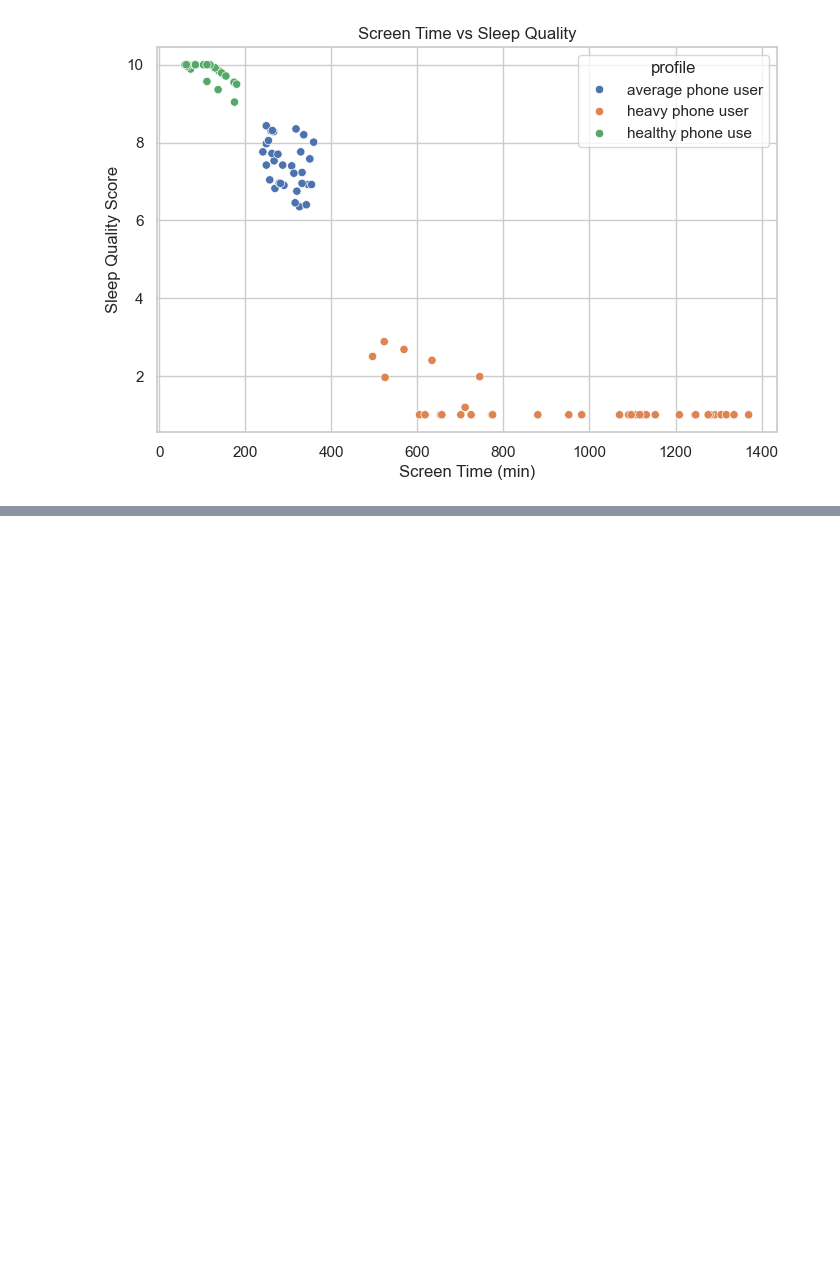
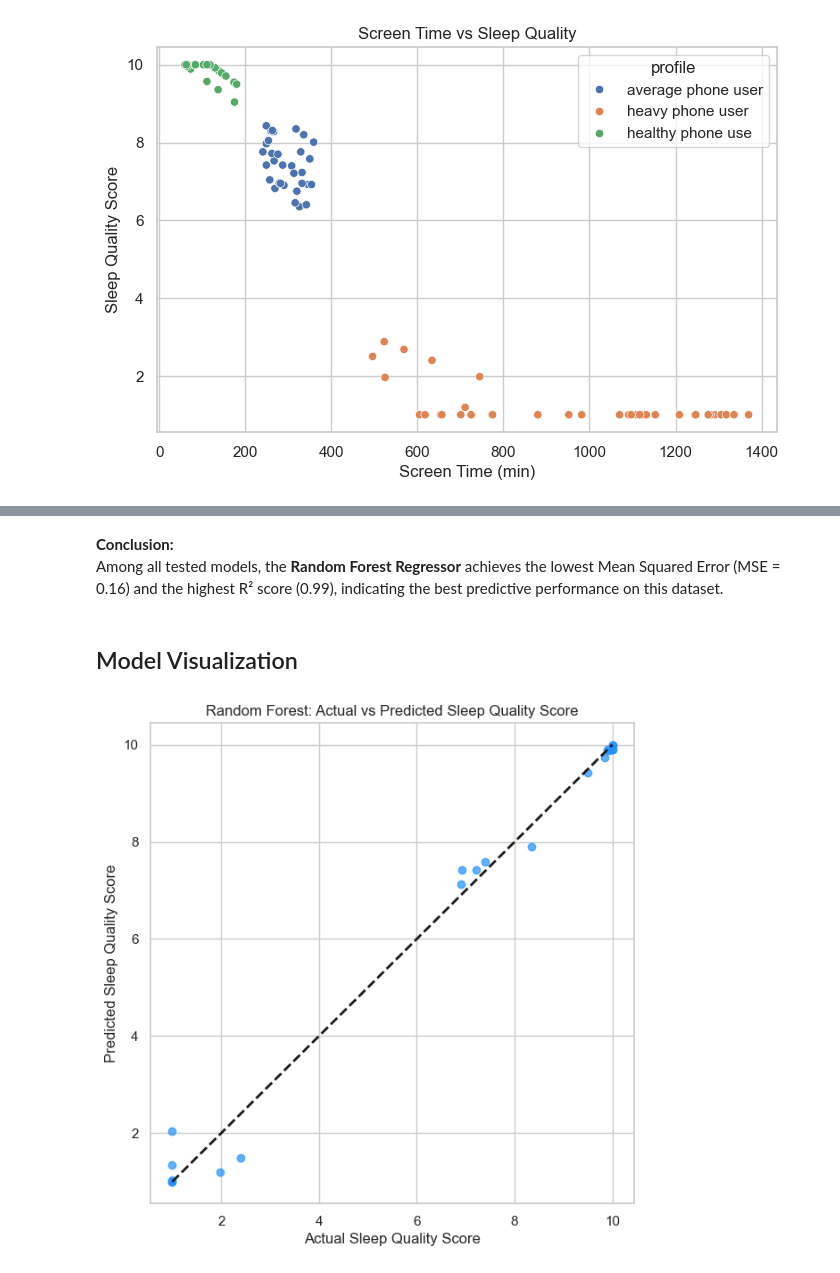
Before and after one commit to AchrafEssaleh/ai-personal-project-01-sleep-quality, a Jupyter notebook: EDA_sleep_analysis.ipynb, the cells around one changed output, grey strips where cells are left out. Drawn from its saved outputs; the diff is of its cells as text; code cells hidden in the pictures; blank space fills up the shorter version.

```diff
--- a/EDA_sleep_analysis.ipynb
+++ b/EDA_sleep_analysis.ipynb
@@ -107,0 +255,19 @@ plt.show()
+# %%
+from sklearn.ensemble import RandomForestRegressor
+from sklearn.metrics import mean_squared_error, r2_score
+
+# Initialize and train the Random Forest Regressor
+rf_model = RandomForestRegressor(n_estimators=100, random_state=42)
+rf_model.fit(X_train, y_train)
+
+# Make predictions on the test set
+rf_predictions = rf_model.predict(X_test)
+
+# Evaluate the model
+rf_mse = mean_squared_error(y_test, rf_predictions)
+rf_r2 = r2_score(y_test, rf_predictions)
+
+# Print evaluation metrics
+print("Random Forest Regressor Performance:")
+print(f"Mean Squared Error (MSE): {rf_mse:.2f}")
+print(f"R² Score: {rf_r2:.2f}")
@@ -107,0 +302,18 @@ plt.show()
+# %% [markdown]
+**Conclusion:**
+Among all tested models, the **Random Forest Regressor** achieves the lowest Mean Squared Error (MSE = 0.16) and the highest R² score (0.99), indicating the best predictive performance on this dataset.
+# %% [markdown]
+## Model Visualization
+# %%
+import matplotlib.pyplot as plt
+
+# Plot actual vs predicted values for Random Forest
+plt.figure(figsize=(7, 7))
+plt.scatter(y_test, rf_predictions, color='dodgerblue', alpha=0.7)
+plt.plot([y_test.min(), y_test.max()], [y_test.min(), y_test.max()], 'k--', lw=2)
+plt.xlabel("Actual Sleep Quality Score")
+plt.ylabel("Predicted Sleep Quality Score")
+plt.title("Random Forest: Actual vs Predicted Sleep Quality Score")
+plt.show()
+# %% [output]
+[figure, added]
```
Also changed, not shown: parts of 29 cells of this notebook, 3 other files.
